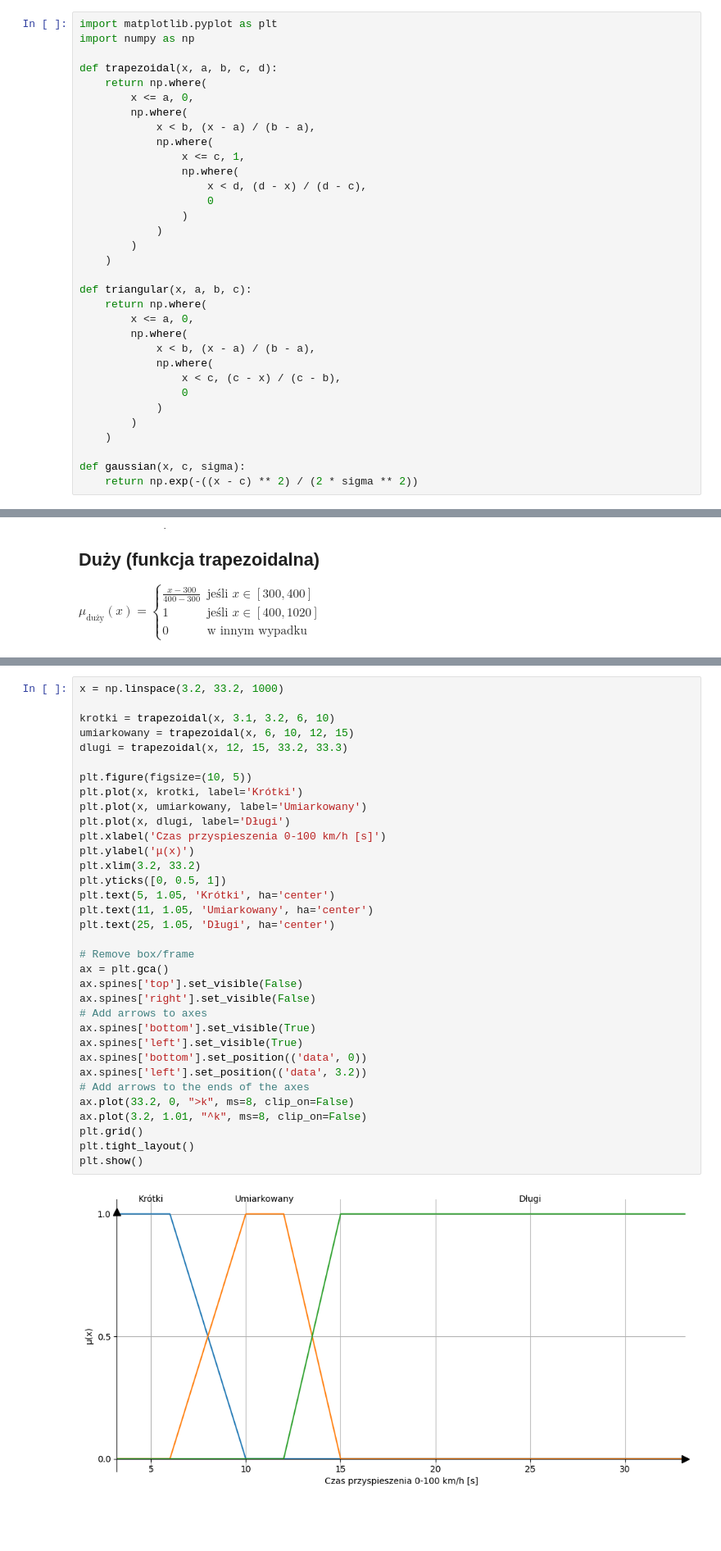
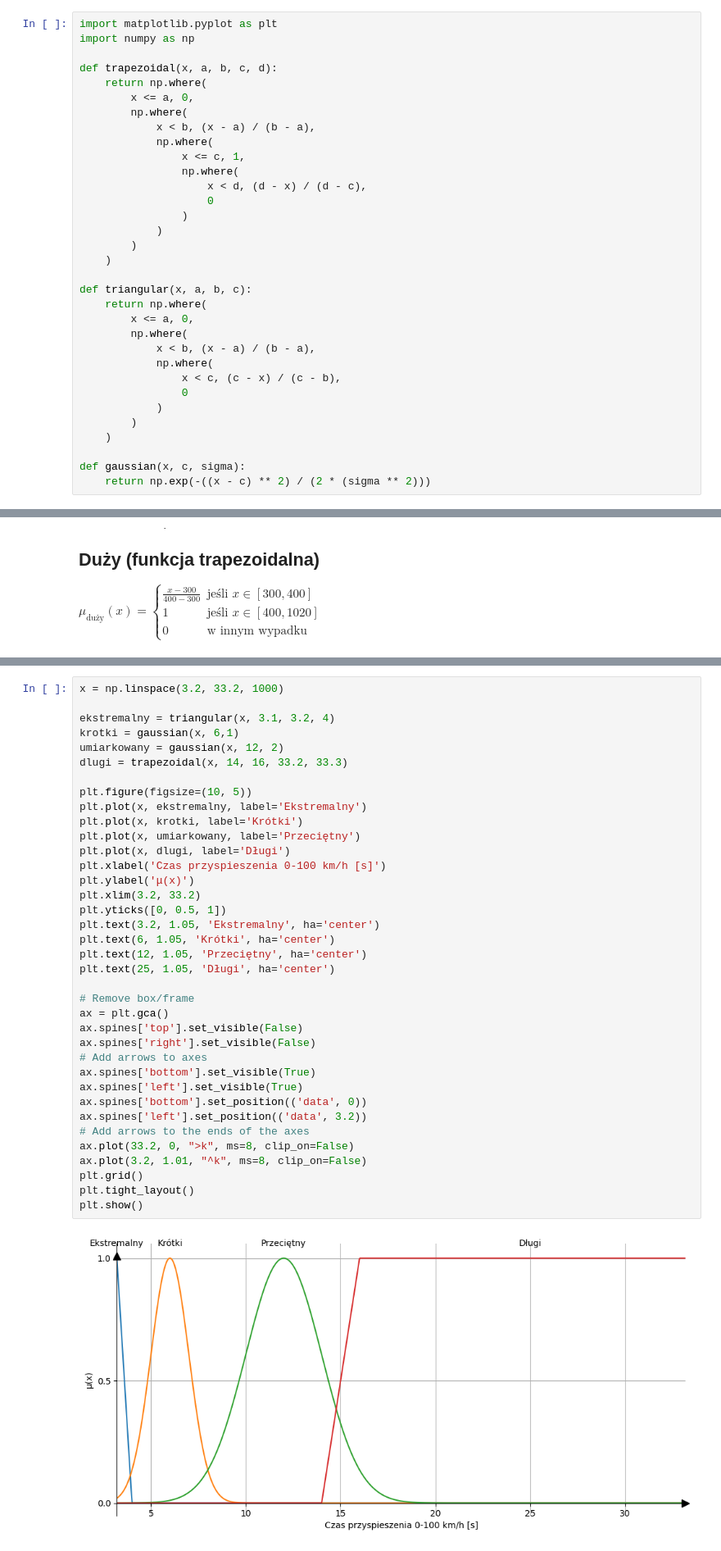
Before and after one commit to venomiakk/computer-systems-of-recognition, a Jupyter notebook: linguistic-summarization/data/linguistic_variables.ipynb, the cells around one changed output, grey strips where cells are left out. Shown at 82% size. Drawn from its saved outputs; the diff is of its cells as text; blank space fills up the shorter version.

```diff
--- a/linguistic-summarization/data/linguistic_variables.ipynb
+++ b/linguistic-summarization/data/linguistic_variables.ipynb
@@ -30,7 +30,7 @@ def triangular(x, a, b, c):
     )
 
 def gaussian(x, c, sigma):
-    return np.exp(-((x - c) ** 2) / (2 * sigma ** 2))
+    return np.exp(-((x - c) ** 2) / (2 * (sigma ** 2)))
 # %% [markdown]
 # przykład
 
@@ -356,39 +355,42 @@ $\mu_{\text{długi}}(x) = \begin{cases}
 # %%
 x = np.linspace(3.2, 33.2, 1000)
 
-krotki = trapezoidal(x, 3.1, 3.2, 6, 10)
-umiarkowany = trapezoidal(x, 6, 10, 12, 15)
-dlugi = trapezoidal(x, 12, 15, 33.2, 33.3)
+ekstremalny = triangular(x, 3.1, 3.2, 4)
+krotki = gaussian(x, 6,1)
+umiarkowany = gaussian(x, 12, 2)
+dlugi = trapezoidal(x, 14, 16, 33.2, 33.3)
 
 plt.figure(figsize=(10, 5))
+plt.plot(x, ekstremalny, label='Ekstremalny')
 plt.plot(x, krotki, label='Krótki')
-plt.plot(x, umiarkowany, label='Umiarkowany')
+plt.plot(x, umiarkowany, label='Przeciętny')
 plt.plot(x, dlugi, label='Długi')
 plt.xlabel('Czas przyspieszenia 0-100 km/h [s]')
 plt.ylabel('μ(x)')
 plt.xlim(3.2, 33.2)
 plt.yticks([0, 0.5, 1])
-plt.text(5, 1.05, 'Krótki', ha='center')
-plt.text(11, 1.05, 'Umiarkowany', ha='center')
+plt.text(3.2, 1.05, 'Ekstremalny', ha='center')
+plt.text(6, 1.05, 'Krótki', ha='center')
+plt.text(12, 1.05, 'Przeciętny', ha='center')
 plt.text(25, 1.05, 'Długi', ha='center')
 
 # Remove box/frame
 ax = plt.gca()
 ax.spines['top'].set_visible(False)
 ax.spines['right'].set_visible(False)
 # Add arrows to axes
 ax.spines['bottom'].set_visible(True)
 ax.spines['left'].set_visible(True)
 ax.spines['bottom'].set_position(('data', 0))
 ax.spines['left'].set_position(('data', 3.2))
 # Add arrows to the ends of the axes
 ax.plot(33.2, 0, ">k", ms=8, clip_on=False)
 ax.plot(3.2, 1.01, "^k", ms=8, clip_on=False)
 plt.grid()
 plt.tight_layout()
 plt.show()
 # %% [output]
-[figure, old version]
+[figure, new version]
 # %% [markdown]
 # 6. zmienna
 $L_6$ =
```
Also changed, not shown: parts of 17 cells of this notebook, 3 other files.
